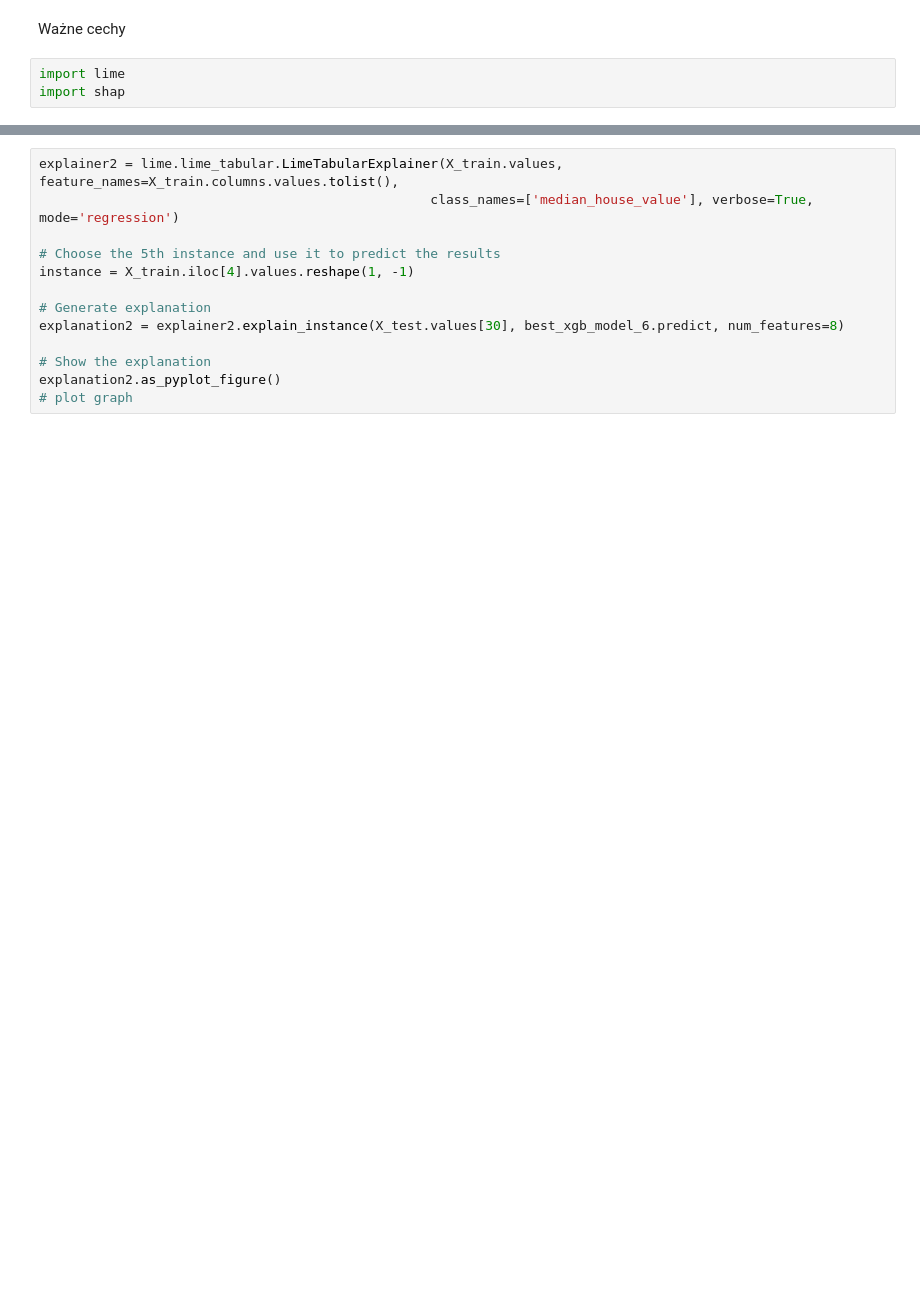
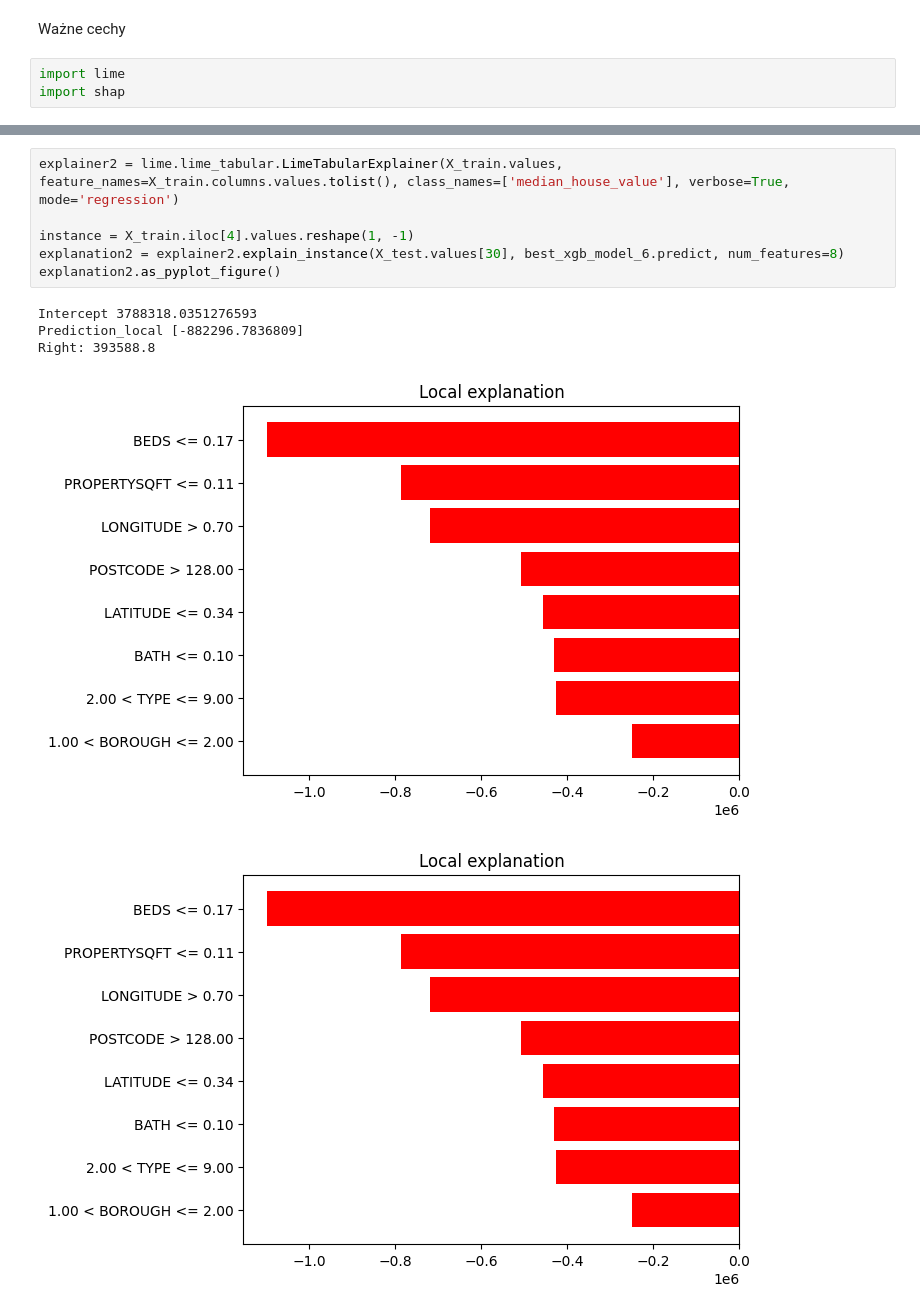
Before and after one commit to Aleksandra191/PUM_projekt_NA_EM_AK, a Jupyter notebook: hiperparametryzacja.ipynb, the cells around one changed output, grey strips where cells are left out. Saved outputs shown, nothing was run; the diff lists cells and outputs as text; blank space fills up the shorter version.

```diff
--- a/hiperparametryzacja.ipynb
+++ b/hiperparametryzacja.ipynb
@@ -430,16 +386,15 @@ shap.summary_plot(shap_values, X_test[:30])
 # %%
-explainer2 = lime.lime_tabular.LimeTabularExplainer(X_train.values, feature_names=X_train.columns.values.tolist(),
-                                                  class_names=['median_house_value'], verbose=True, mode='regression')
+explainer2 = lime.lime_tabular.LimeTabularExplainer(X_train.values, feature_names=X_train.columns.values.tolist(), class_names=['median_house_value'], verbose=True, mode='regression')
 
-# Choose the 5th instance and use it to predict the results
 instance = X_train.iloc[4].values.reshape(1, -1)
-
-# Generate explanation
 explanation2 = explainer2.explain_instance(X_test.values[30], best_xgb_model_6.predict, num_features=8)
-
-# Show the explanation
 explanation2.as_pyplot_figure()
-# plot graph
+# %% [output]
+Intercept 3788318.0351276593
+Prediction_local [-882296.7836809]
+Right: 393588.8
+[figure, added]
+[figure, added]
 # %%
 shap_values = explainer.shap_values(X_test)
 print("Variable Importance Plot - Global Interpretation")
```
Also changed, not shown: parts of 14 cells of this notebook.
